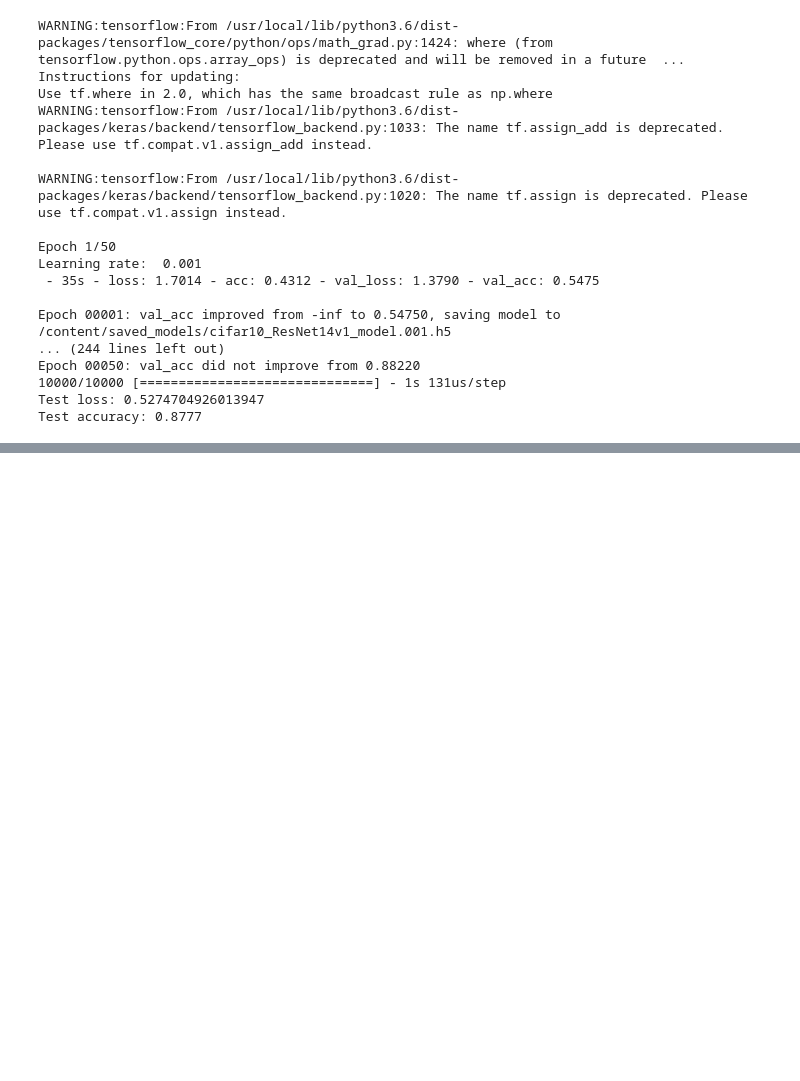
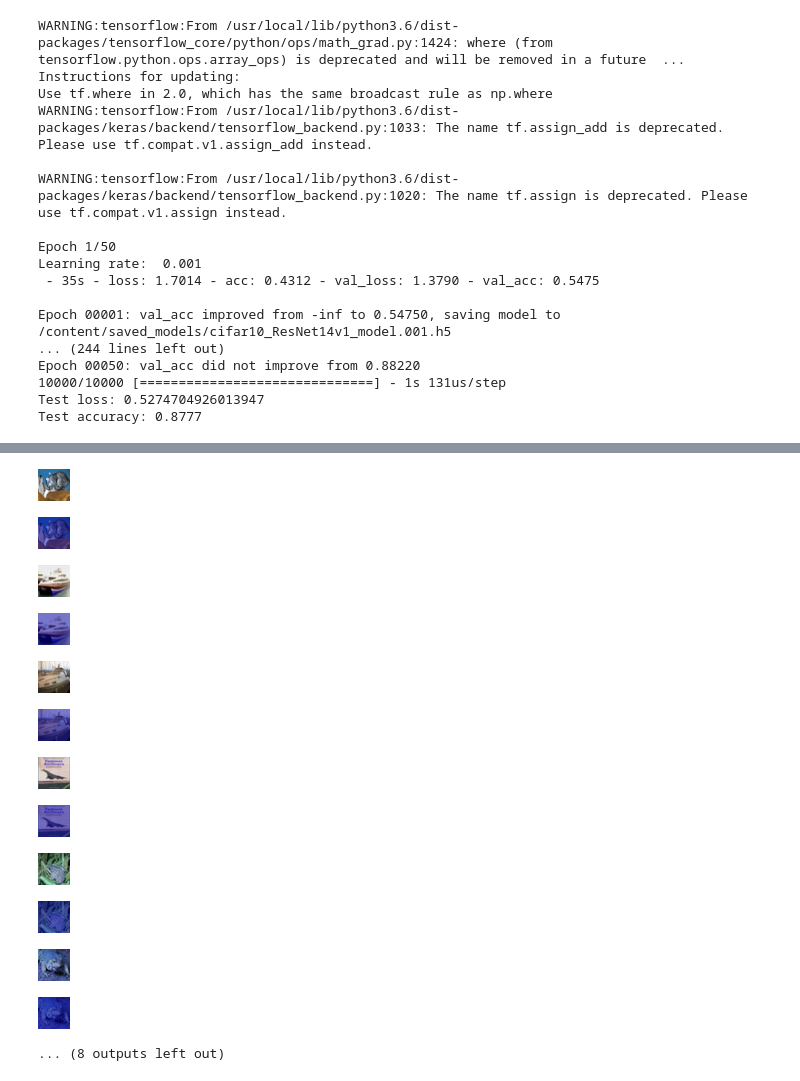
Before and after one commit to hksantosh/eip, a Jupyter notebook: Assignment 4/Assignment 4B/ResNet20.ipynb, the cells around one changed output, grey strips where cells are left out. Saved outputs shown, nothing was run; the diff lists cells and outputs as text; code cells hidden in the pictures; blank space fills up the shorter version.

```diff
--- a/Assignment 4/Assignment 4B/ResNet20.ipynb
+++ b/Assignment 4/Assignment 4B/ResNet20.ipynb
@@ -534,10 +508,0 @@ Downloading data from https://www.cs.toronto.edu/~kriz/cifar-10-python.tar.gz
-# %%
-#model = VGG16(weights="imagenet")
-from skimage import io
-#dog = io.imread("https://www.rspcapetinsurance.org.au/rspca/media/images/hero/dog-insurance-hero.jpg")
-img1=cv2.resize(x_train[0],dsize=(32,32),interpolation=cv2.INTER_CUBIC)
-#dog = cv2.resize(dog, dsize=(224, 224), interpolation=cv2.INTER_CUBIC)
-x = image.img_to_array(img1)
-x = np.expand_dims(x, axis=0)
-x = preprocess_input(x)
-plt.imshow(img1)
@@ -554,0 +511,4 @@ AttributeError: ignored
+# %%
+(x_train_v, y_train_v), (x_test_v, y_test_v) = cifar10.load_data()
+print(x_train_v[0])
+x = np.expand_dims(x_train[0], axis=0)
@@ -557,5 +540,5 @@ preds = model.predict(x)
 class_idx = np.argmax(preds[0])
 print(class_idx)
 class_output = model.output[:, class_idx]
-last_conv_layer = model.get_layer("batch_normalization_259")
+last_conv_layer = model.get_layer("conv2d_15")
 # %% [output]
@@ -568,6 +552,9 @@ print(pooled_grads.shape)
 iterate = K.function([model.input], [pooled_grads, last_conv_layer.output[0]])
 
 pooled_grads_value, conv_layer_output_value = iterate([x])
+print(conv_layer_output_value.shape)
 
-for i in range(512):
+last_conv_layer_num_filters = last_conv_layer.output_shape[3]
+print(last_conv_layer_num_filters)
+for i in range(last_conv_layer_num_filters):
   conv_layer_output_value[:, :, i] *= pooled_grads_value[i]
@@ -580,8 +575,24 @@ heatmap /= np.max(heatmap)
 # %%
-heatmap = cv2.resize(heatmap, (img1.shape[1], img1.shape[0]))
-heatmap = np.uint8(255 * heatmap)
-heatmap = cv2.applyColorMap(heatmap, cv2.COLORMAP_JET)
-superimposed_img = cv2.addWeighted(img1, 0.5, heatmap, 0.5, 0)
-#from google.colab.patches import cv2_imshow
-cv2_imshow(img1)
-cv2_imshow(superimposed_img)
+for i in range(10):
+  img1 = x_test_v[i]
+  img1 = cv2.resize(img1, dsize=(32, 32), interpolation=cv2.INTER_CUBIC)
+  heatmap = cv2.resize(heatmap, (img1.shape[1], img1.shape[0]))
+  heatmap = np.uint8(255 * heatmap)
+  heatmap = cv2.applyColorMap(heatmap, cv2.COLORMAP_JET)
+  superimposed_img = cv2.addWeighted(img1, 0.5, heatmap, 0.5, 0)
+  cv2_imshow(img1)
+  cv2_imshow(superimposed_img)
+# %% [output]
+[figure, added]
+[figure, added]
+[figure, added]
+[figure, added]
+[figure, added]
+[figure, added]
+[figure, added]
+[figure, added]
+[figure, added]
+[figure, added]
+[figure, added]
+[figure, added]
+... (8 outputs left out)
```
Also changed, not shown: parts of 9 cells of this notebook.
